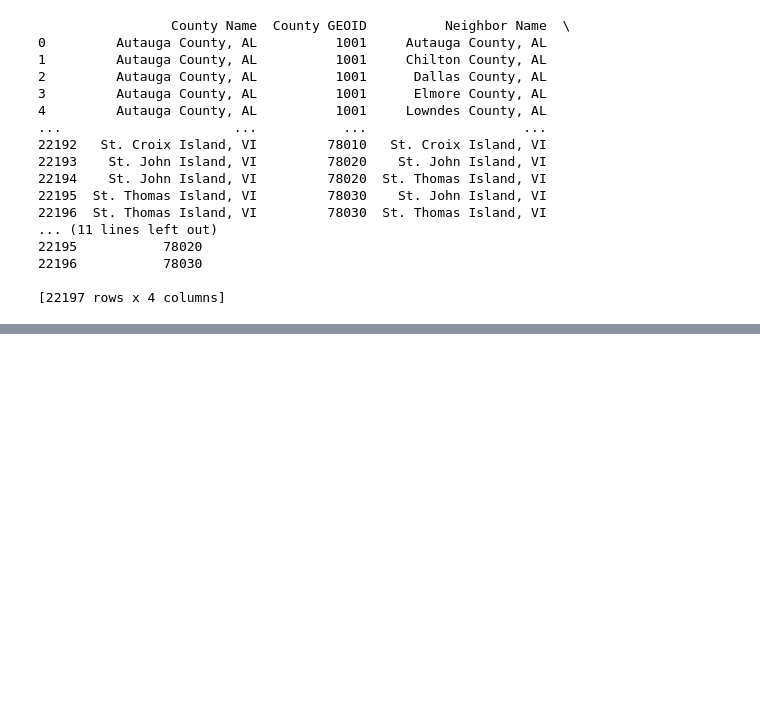
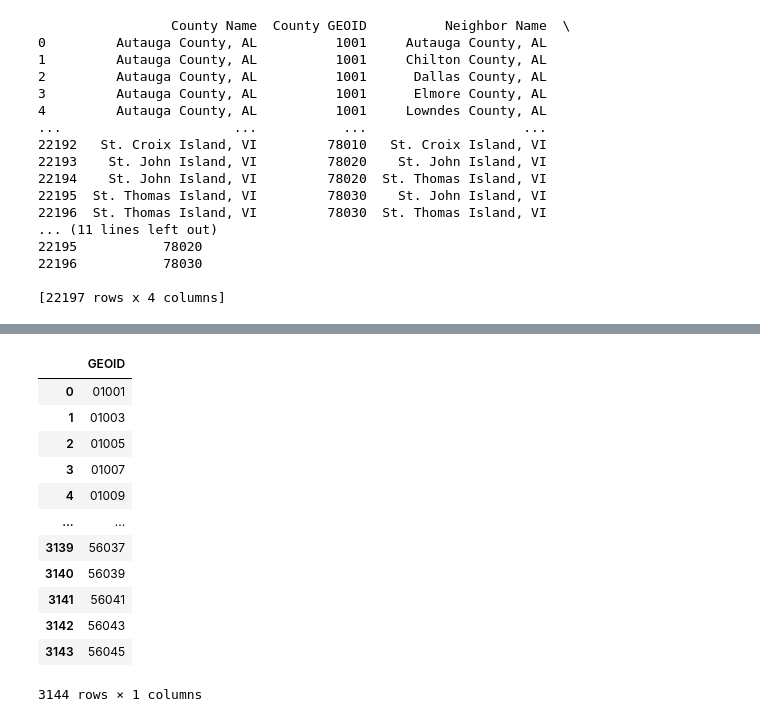
Before and after one commit to farnhamh/CS124H-Group-3, a Jupyter notebook: tia/project.ipynb, the cells around one changed output, grey strips where cells are left out. Cells and saved outputs as stored; diff of their text form; code cells hidden in the pictures; blank space fills up the shorter version.

```diff
--- a/tia/project.ipynb
+++ b/tia/project.ipynb
@@ -435,0 +385,42 @@ geoid[geoid.state=="CT"]
+# %%
+#nice thing about this geoid dataframe is that it has the same number of rows as df (bc both demo and geoid come from the us census)
+#now we need to ensure the order of the counties in both is the same (which it should be bc they come from the same source)
+
+#this is just test code to make sure that
+#select rows where values of 'county_x' in df contain values of 'county name' in geoid
+#used to ensure that the counties match up (they do!!)
+selected_rows = geoid[geoid['County Name'].apply(lambda x: any(item in x for item in df['COUNTY_x']))]
+selected_rows #shows 3144 rows, meaning the counties match
+
+wrong = geoid[~geoid['County Name'].apply(lambda x: any(item in x for item in df['COUNTY_x']))]
+wrong #shows 0 rows, meaning that no counties mismatch
+
+#GEOID in the shapefile is in the datatype String but is int in geoid, so we are just converting it to string
+geoid["GEOID"] = geoid["County GEOID"].astype(str)
+
+#in shapefile, it is 5 digits, so if the geoid is "1002", the format of the data value is "01002"
+#this ensures all the values in our geoid df are formatted to have 0 in front if it has 4 digits to make it have 5 digits
+def add_zero(value):
+    if len(value) == 4:
+        return '0' + value
+    else:
+        return value
+geoid['GEOID'] = geoid['GEOID'].apply(add_zero)
+
+#only want GEOID column
+geoidFinal = geoid[["GEOID"]]
+geoidFinal
+# %% [output]
+|  | GEOID |
+| 0 | 01001 |
+| 1 | 01003 |
+| 2 | 01005 |
+| 3 | 01007 |
+| 4 | 01009 |
+| ... | ... |
+| 3139 | 56037 |
+| 3140 | 56039 |
+| 3141 | 56041 |
+| 3142 | 56043 |
+| 3143 | 56045 |
+3144 rows × 1 columns
```
Also changed, not shown: parts of 9 cells of this notebook.
